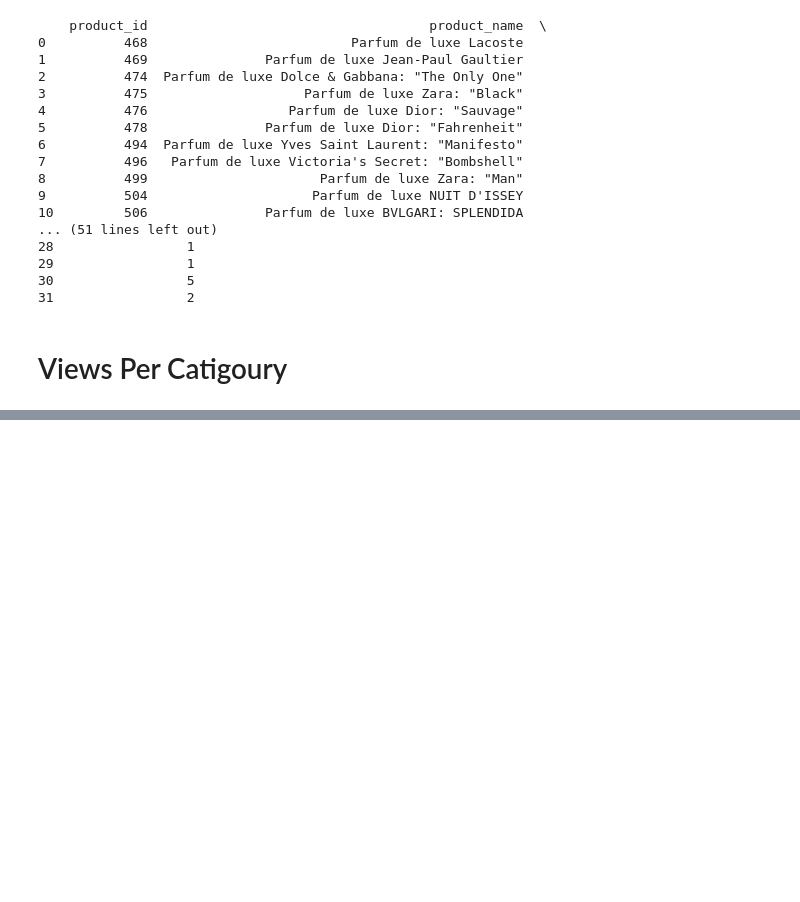
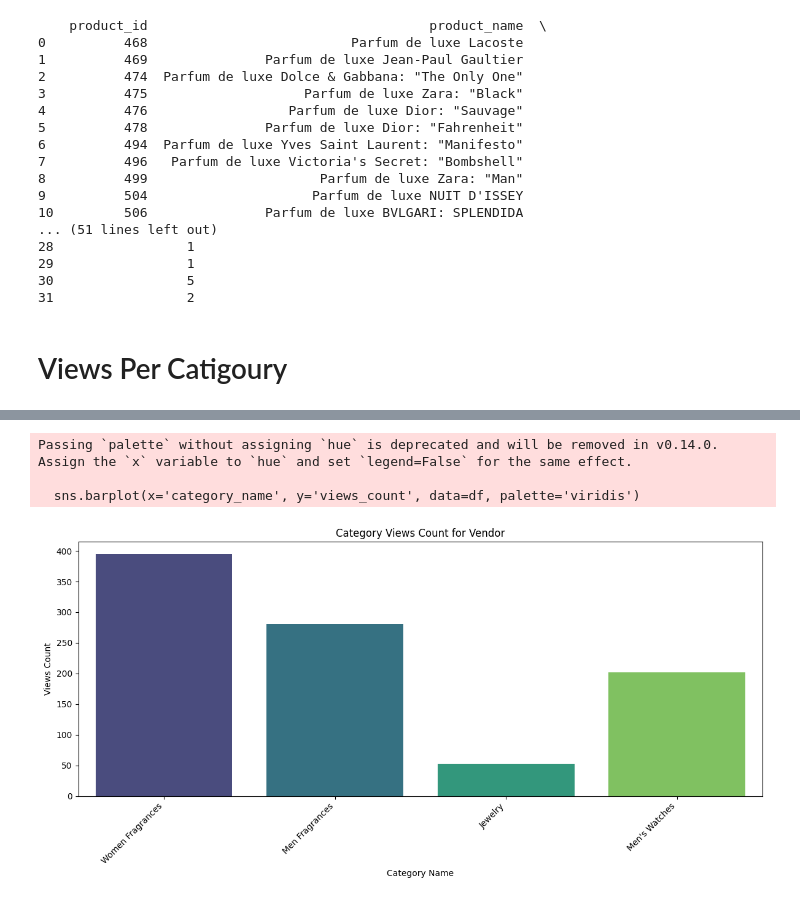
Before and after one commit to AlkaloidWells/Buyam_ML_task1, a Jupyter notebook: activity_01.ipynb, the cells around one changed output, grey strips where cells are left out. Saved outputs shown, nothing was run; the diff lists cells and outputs as text; code cells hidden in the pictures; blank space fills up the shorter version.

Commit message:
views per user, view pwe cat

```diff
--- a/activity_01.ipynb
+++ b/activity_01.ipynb
@@ -483,0 +564,5 @@ Connection closed
+# %%
+# Example usage
+vendor_id = 268  # Replace with the actual vendor ID
+df_customer_category_views_count = get_customer_category_views_count(vendor_id)
+print(df_customer_category_views_count)
@@ -483,0 +577,29 @@ Connection closed
+# %%
+def plot_category_views(df):
+    # Get the DataFrame with category view counts
+
+    if df is None or df.empty:
+        print("No data available to plot.")
+        return
+
+    # Plotting the bar chart
+    plt.figure(figsize=(12, 6))
+    sns.barplot(x='category_name', y='views_count', data=df, palette='viridis')
+
+    # Adding titles and labels
+    plt.title('Category Views Count for Vendor')
+    plt.xlabel('Category Name')
+    plt.ylabel('Views Count')
+
+    # Rotate category names for better readability
+    plt.xticks(rotation=45, ha='right')
+
+    plt.tight_layout()  # Adjust layout to prevent clipping of labels
+    plt.show()
+# %%
+plot_category_views(df_customer_category_views_count)
+# %% [output]
+Passing `palette` without assigning `hue` is deprecated and will be removed in v0.14.0. Assign the `x` variable to `hue` and set `legend=False` for the same effect.
+
+  sns.barplot(x='category_name', y='views_count', data=df, palette='viridis')
+[figure, added]
```
Also changed, not shown: parts of 12 cells of this notebook, 1 other file.
